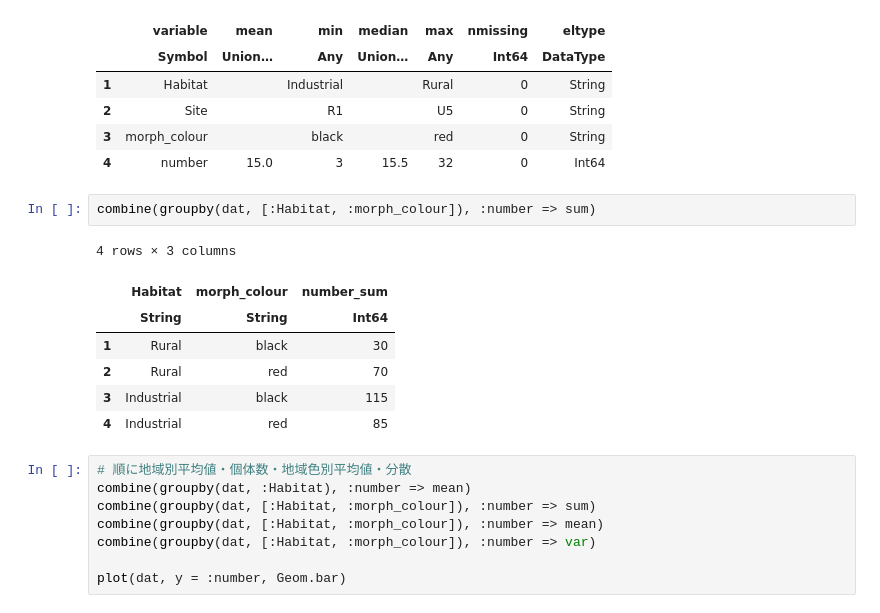
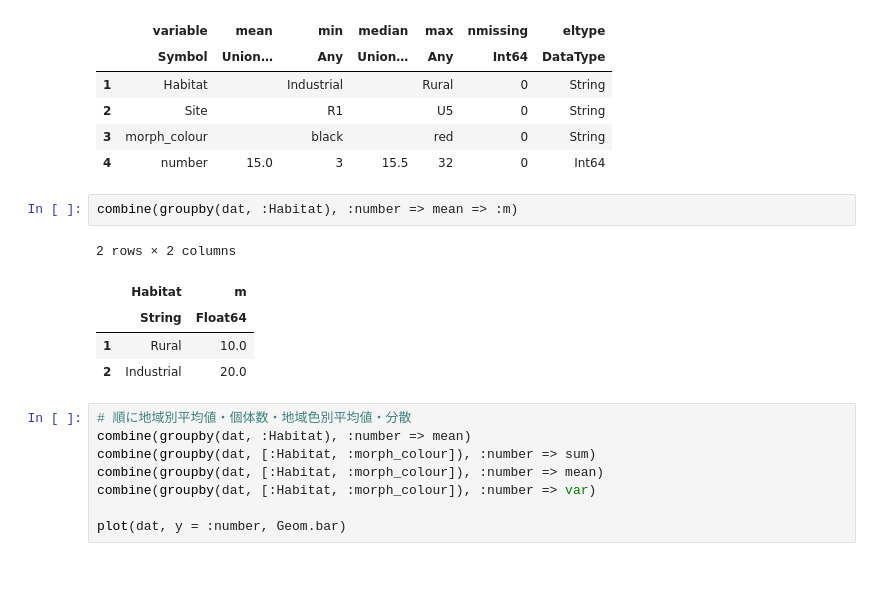
Before and after one commit to takanorifukuyama/julia-statistics, a Jupyter notebook: 統計解析.ipynb, the cells around one changed output. Cells and saved outputs as stored; diff of their text form; blank space fills up the shorter version.

```diff
--- a/統計解析.ipynb
+++ b/統計解析.ipynb
@@ -62,15 +62,13 @@ describe(dat)
 | 3 | morph_colour |  | black |  | red | 0 | String |
 | 4 | number | 15.0 | 3 | 15.5 | 32 | 0 | Int64 |
 # %%
-combine(groupby(dat, [:Habitat, :morph_colour]), :number => sum)
+combine(groupby(dat, :Habitat), :number => mean => :m)
 # %% [output]
-4 rows × 3 columns
+2 rows × 2 columns
-|  | Habitat | morph_colour | number_sum |
-|  | String | String | Int64 |
-| 1 | Rural | black | 30 |
-| 2 | Rural | red | 70 |
-| 3 | Industrial | black | 115 |
-| 4 | Industrial | red | 85 |
+|  | Habitat | m |
+|  | String | Float64 |
+| 1 | Rural | 10.0 |
+| 2 | Industrial | 20.0 |
 # %%
 # 順に地域別平均値・個体数・地域色別平均値・分散
 combine(groupby(dat, :Habitat), :number => mean)
```
Also changed, not shown: parts of 12 cells of this notebook.
